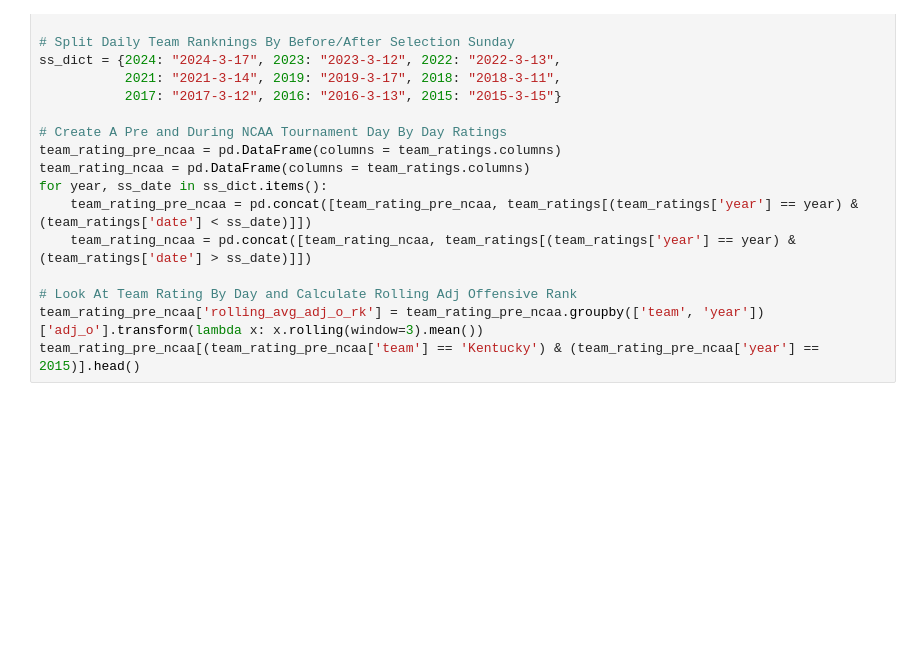
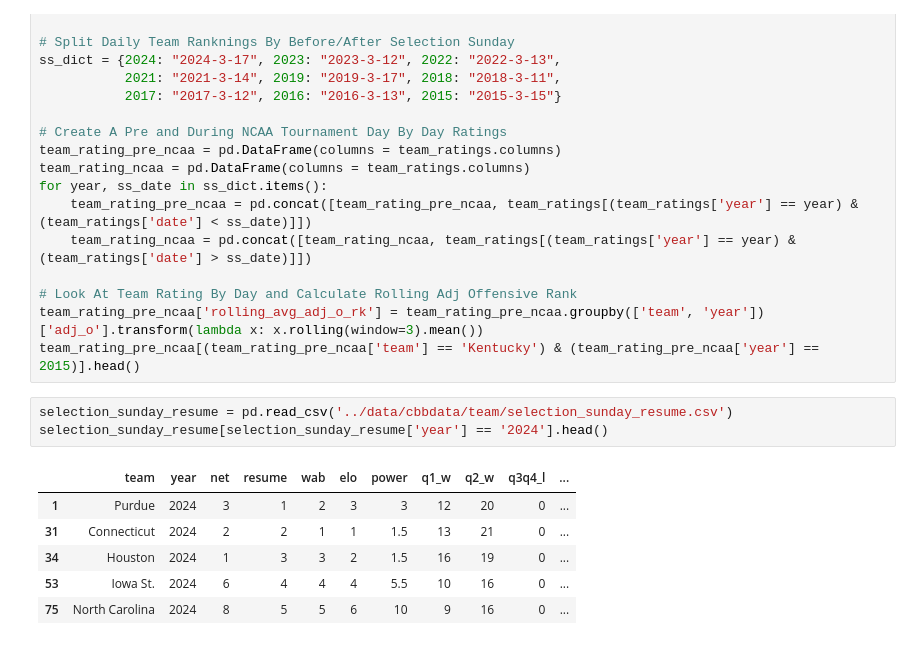
Before and after one commit to peterlmajors/The_Perfect_Bracket, a Jupyter notebook: exploration/merge_team_level.ipynb, the cells around one changed output. Saved outputs shown, nothing was run; the diff lists cells and outputs as text; blank space fills up the shorter version.

```diff
--- a/exploration/merge_team_level.ipynb
+++ b/exploration/merge_team_level.ipynb
@@ -363,3 +363,13 @@ for year, ss_date in ss_dict.items():
 # Look At Team Rating By Day and Calculate Rolling Adj Offensive Rank
 team_rating_pre_ncaa['rolling_avg_adj_o_rk'] = team_rating_pre_ncaa.groupby(['team', 'year'])['adj_o'].transform(lambda x: x.rolling(window=3).mean())
 team_rating_pre_ncaa[(team_rating_pre_ncaa['team'] == 'Kentucky') & (team_rating_pre_ncaa['year'] == 2015)].head()
+# %%
+selection_sunday_resume = pd.read_csv('../data/cbbdata/team/selection_sunday_resume.csv')
+selection_sunday_resume[selection_sunday_resume['year'] == '2024'].head()
+# %% [output]
+|  | team | year | net | resume | wab | elo | power | q1_w | q2_w | q3q4_l | ... |
+| 1 | Purdue | 2024 | 3 | 1 | 2 | 3 | 3 | 12 | 20 | 0 | ... |
+| 31 | Connecticut | 2024 | 2 | 2 | 1 | 1 | 1.5 | 13 | 21 | 0 | ... |
+| 34 | Houston | 2024 | 1 | 3 | 3 | 2 | 1.5 | 16 | 19 | 0 | ... |
+| 53 | Iowa St. | 2024 | 6 | 4 | 4 | 4 | 5.5 | 10 | 16 | 0 | ... |
+| 75 | North Carolina | 2024 | 8 | 5 | 5 | 6 | 10 | 9 | 16 | 0 | ... |
```
Also changed, not shown: parts of 1 cell of this notebook, 5 other files.
